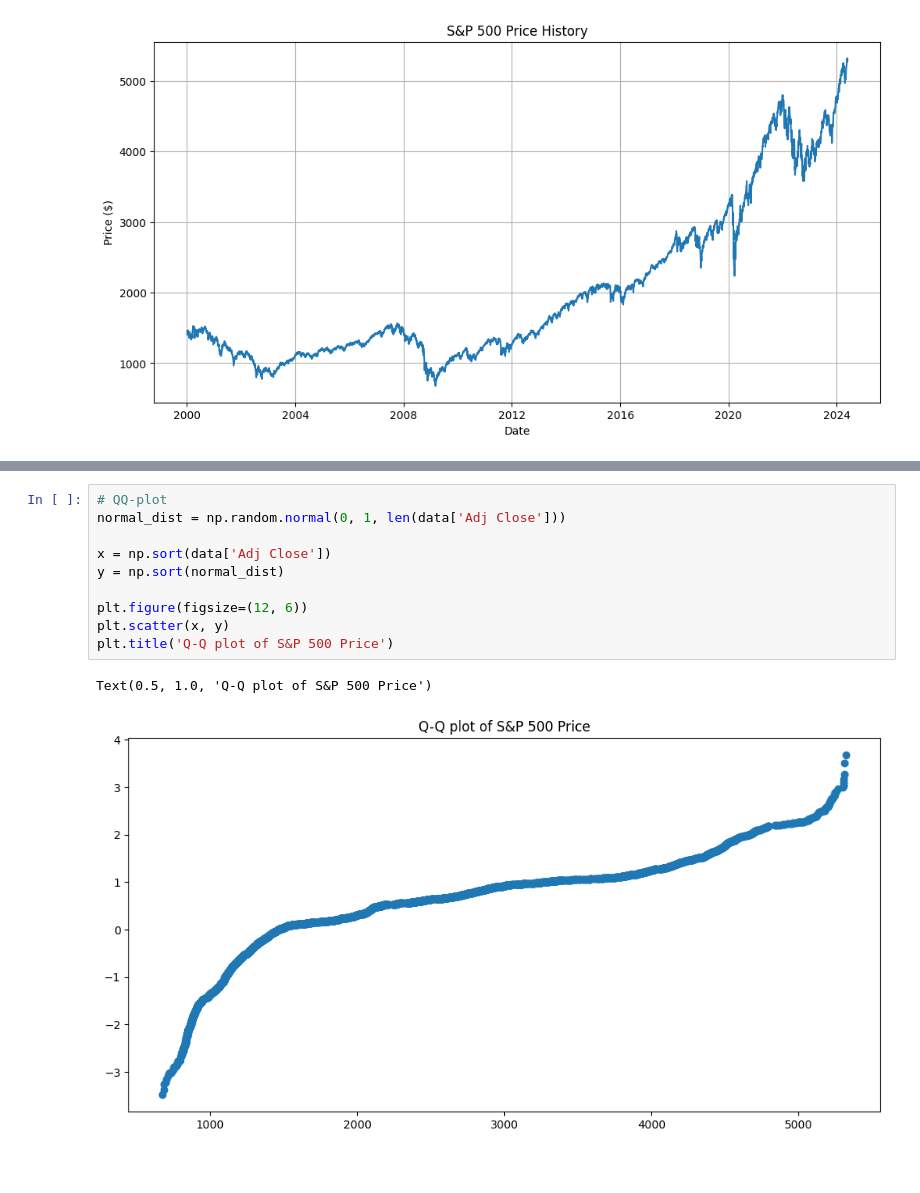
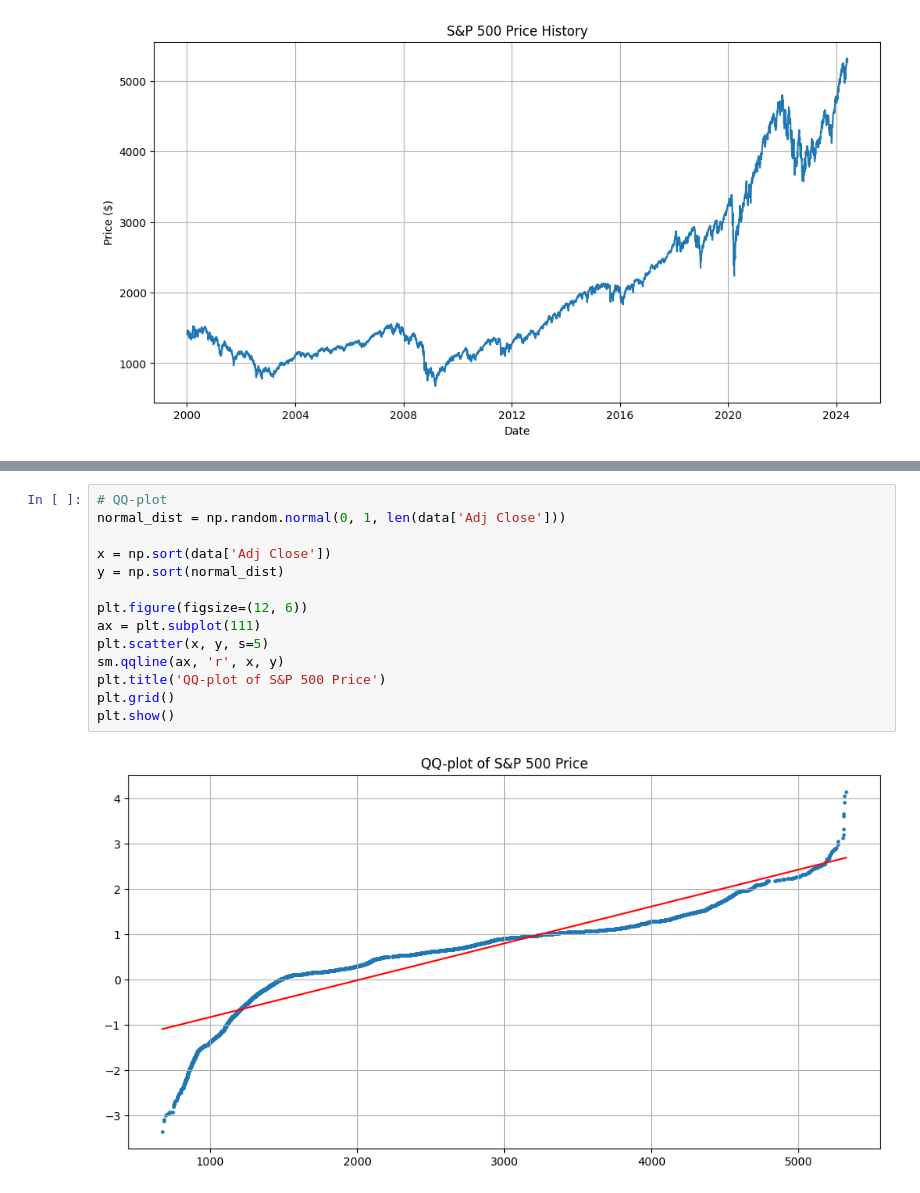
Before and after one commit to yangsu01/funance_blog, a Jupyter notebook: src/notebooks/exploratory-analysis.ipynb, the cells around one changed output, grey strips where cells are left out. Saved outputs shown, nothing was run; the diff lists cells and outputs as text; blank space fills up the shorter version.

```diff
--- a/src/notebooks/exploratory-analysis.ipynb
+++ b/src/notebooks/exploratory-analysis.ipynb
@@ -53,13 +54,16 @@ Name: Adj Close, dtype: float64
 # %%
 # QQ-plot
 normal_dist = np.random.normal(0, 1, len(data['Adj Close']))
 
 x = np.sort(data['Adj Close'])
 y = np.sort(normal_dist)
 
 plt.figure(figsize=(12, 6))
-plt.scatter(x, y)
-plt.title('Q-Q plot of S&P 500 Price')
+ax = plt.subplot(111)
+plt.scatter(x, y, s=5)
+sm.qqline(ax, 'r', x, y)
+plt.title('QQ-plot of S&P 500 Price')
+plt.grid()
+plt.show()
 # %% [output]
-Text(0.5, 1.0, 'Q-Q plot of S&P 500 Price')
-[figure, old version]
+[figure, new version]
```
Also changed, not shown: parts of 2 cells of this notebook.
